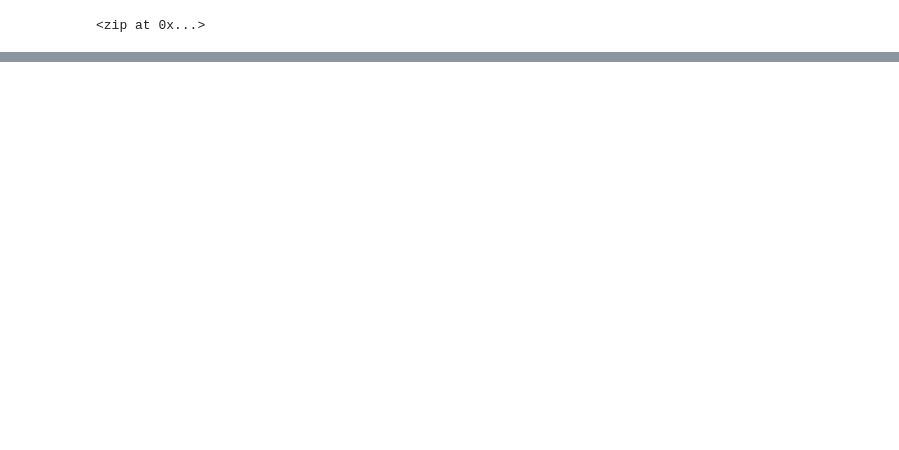
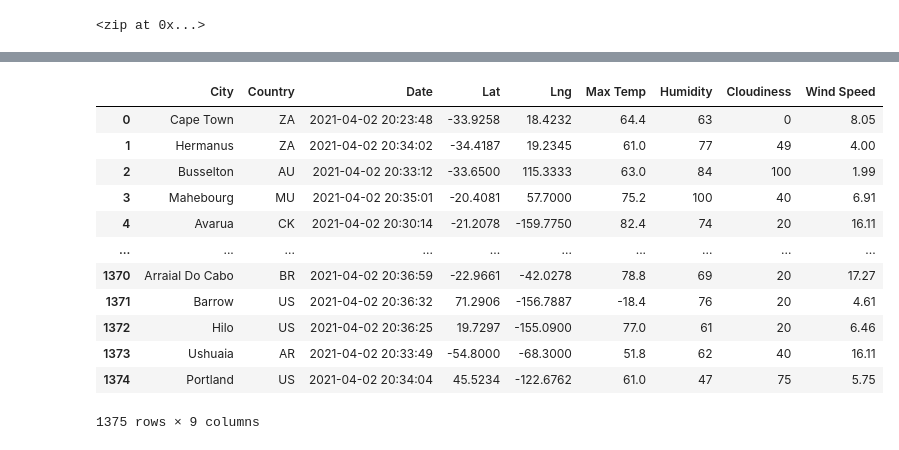
Before and after one commit to TaylorVellios/World_Weather_Analysis, a Jupyter notebook: WeatherPy.ipynb, the cells around one changed output, grey strips where cells are left out. Saved outputs shown, nothing was run; the diff lists cells and outputs as text; code cells hidden in the pictures; blank space fills up the shorter version.

```diff
--- a/WeatherPy.ipynb
+++ b/WeatherPy.ipynb
@@ -34,3 +23,10 @@ for coordinate in coordinates:
 # Add the latitudes and longitudes to a list.
 
 coordinates = list(lat_lngs)
+# %%
+cities = []
+
+for i in coordinates:
+    x = citipy.nearest_city(i[0],i[1])
+    cities.append(x.city_name.capitalize())
+    print(x.city_name.capitalize(), x.country_code.upper())
@@ -36,0 +51,4 @@ coordinates = list(lat_lngs)
+# %%
+# Starting URL for Weather Map API Call.
+url = "http://api.openweathermap.org/data/2.5/weather?units=Imperial&APPID=" + weather_api_key
+print(url)
@@ -36,0 +78,12 @@ coordinates = list(lat_lngs)
+# %%
+fuck = []
+for i in cities[:10]:
+    try:
+        x = requests.get(url+"&q="+i.capitalize()).json()
+        lat = x["coord"]["lat"]
+        lon = x["coord"]["lon"]
+        nam = x["name"]
+        fuck.append({"Name":nam,"Lat": lat, "Lon":lon})
+    except:
+        print(f'fuck, {i} is no good.')
+fuck
@@ -83,0 +187,4 @@ len(cities)
+# %%
+# Convert the array of dictionaries to a Pandas DataFrame.
+city_data_df = pd.DataFrame(city_data)
+city_data_df.head(10)
@@ -83,0 +203,19 @@ len(cities)
+# %%
+column_order = ['City','Country','Date','Lat','Lng','Max Temp','Humidity','Cloudiness','Wind Speed']
+
+city_data = city_data_df[column_order]
+city_data
+# %% [output]
+|  | City | Country | Date | Lat | Lng | Max Temp | Humidity | Cloudiness | Wind Speed |
+| 0 | Cape Town | ZA | 2021-04-02 20:23:48 | -33.9258 | 18.4232 | 64.4 | 63 | 0 | 8.05 |
+| 1 | Hermanus | ZA | 2021-04-02 20:34:02 | -34.4187 | 19.2345 | 61.0 | 77 | 49 | 4.00 |
+| 2 | Busselton | AU | 2021-04-02 20:33:12 | -33.6500 | 115.3333 | 63.0 | 84 | 100 | 1.99 |
+| 3 | Mahebourg | MU | 2021-04-02 20:35:01 | -20.4081 | 57.7000 | 75.2 | 100 | 40 | 6.91 |
+| 4 | Avarua | CK | 2021-04-02 20:30:14 | -21.2078 | -159.7750 | 82.4 | 74 | 20 | 16.11 |
+| ... | ... | ... | ... | ... | ... | ... | ... | ... | ... |
+| 1370 | Arraial Do Cabo | BR | 2021-04-02 20:36:59 | -22.9661 | -42.0278 | 78.8 | 69 | 20 | 17.27 |
+| 1371 | Barrow | US | 2021-04-02 20:36:32 | 71.2906 | -156.7887 | -18.4 | 76 | 20 | 4.61 |
+| 1372 | Hilo | US | 2021-04-02 20:36:25 | 19.7297 | -155.0900 | 77.0 | 61 | 20 | 6.46 |
+| 1373 | Ushuaia | AR | 2021-04-02 20:33:49 | -54.8000 | -68.3000 | 51.8 | 62 | 40 | 16.11 |
+| 1374 | Portland | US | 2021-04-02 20:34:04 | 45.5234 | -122.6762 | 61.0 | 47 | 75 | 5.75 |
+1375 rows × 9 columns
```
Also changed, not shown: parts of 16 cells of this notebook, 2 other files.
